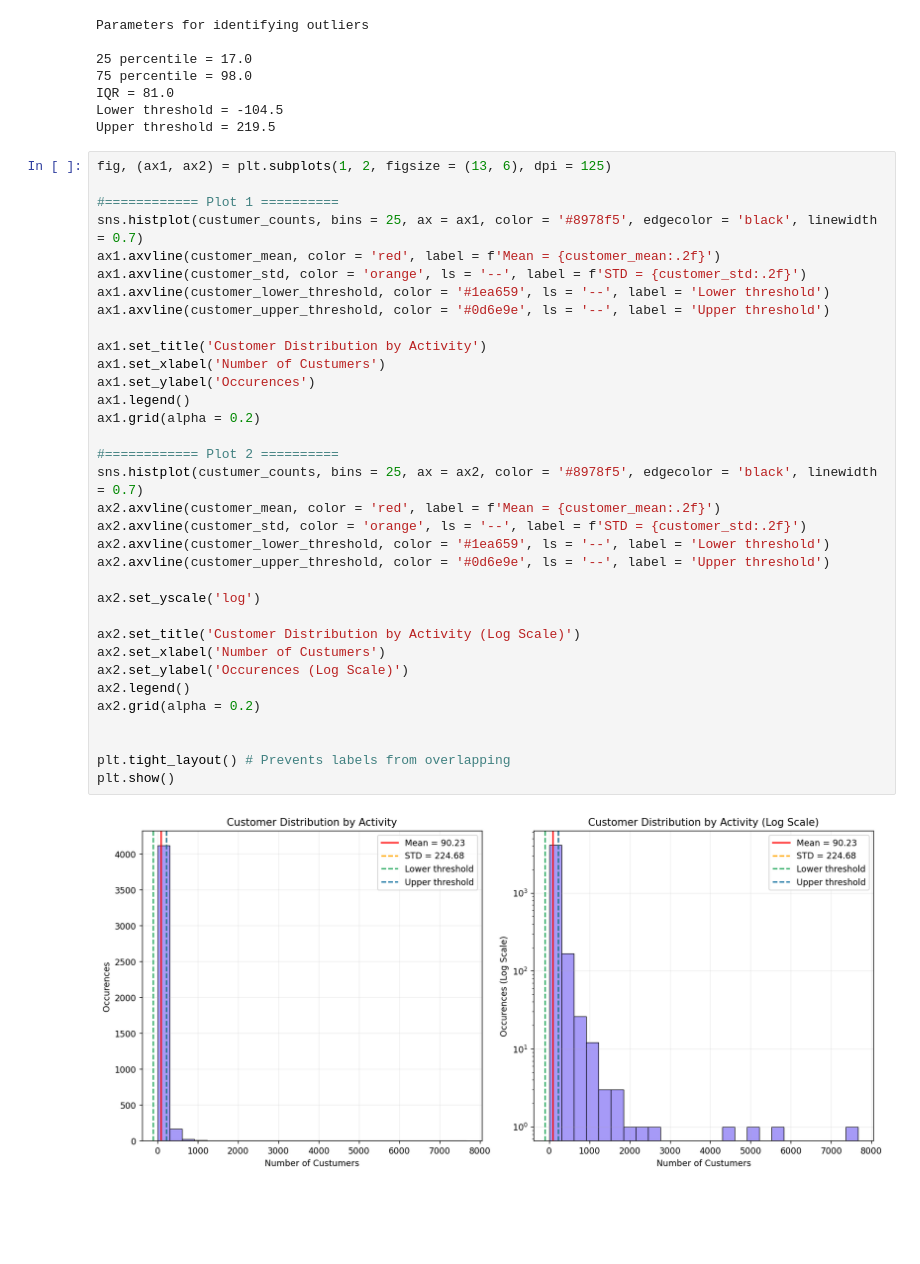
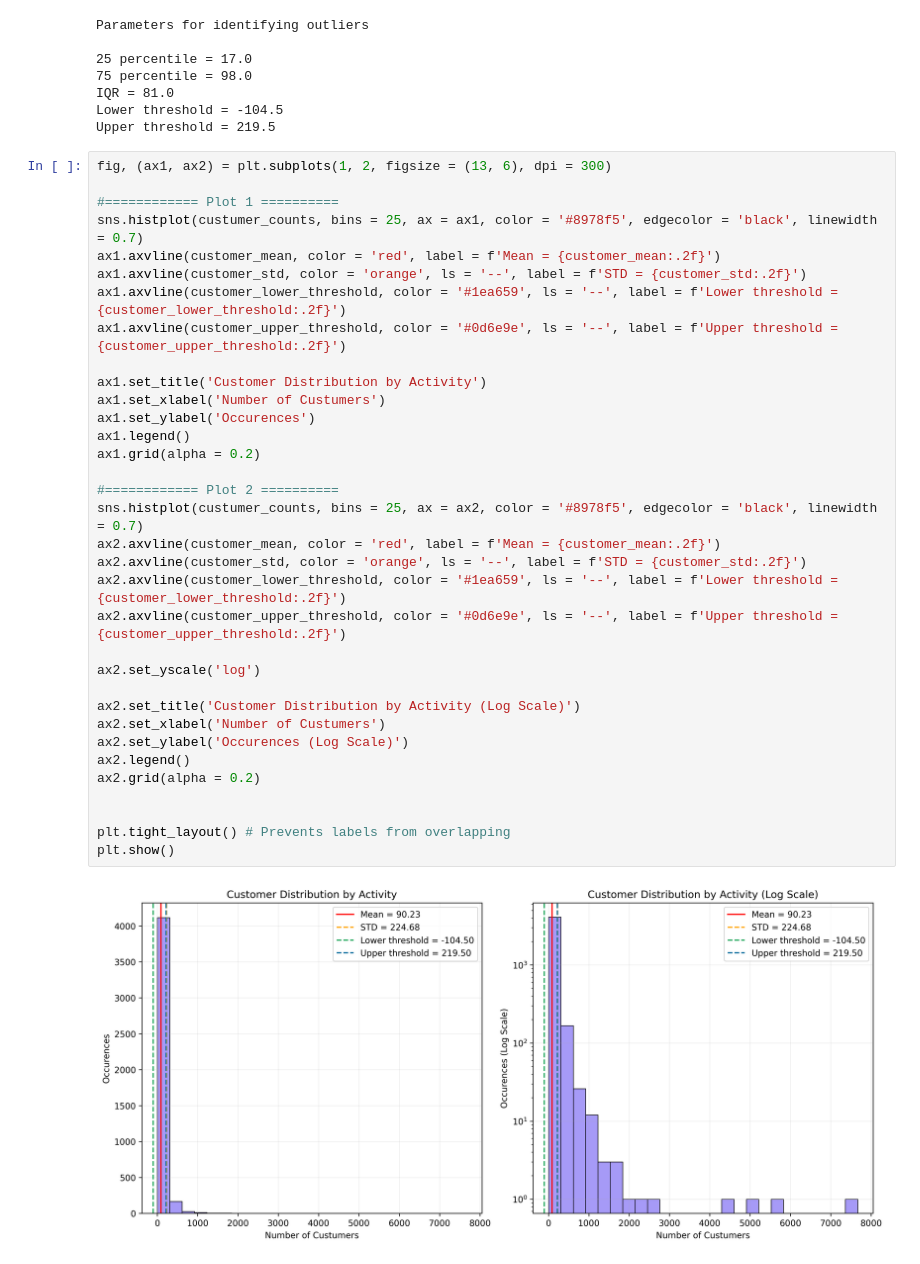
Before and after one commit to RV01011001/project_1-customer-segmentation, a Jupyter notebook: notebooks/03_exploratory_data_analysis.ipynb, the cells around one changed output. Cells and saved outputs as stored; diff of their text form; blank space fills up the shorter version.

```diff
--- a/notebooks/03_exploratory_data_analysis.ipynb
+++ b/notebooks/03_exploratory_data_analysis.ipynb
@@ -187,38 +194,38 @@ IQR = 81.0
 Lower threshold = -104.5
 Upper threshold = 219.5
 # %%
-fig, (ax1, ax2) = plt.subplots(1, 2, figsize = (13, 6), dpi = 125)
+fig, (ax1, ax2) = plt.subplots(1, 2, figsize = (13, 6), dpi = 300)
 
 #============ Plot 1 ==========
 sns.histplot(custumer_counts, bins = 25, ax = ax1, color = '#8978f5', edgecolor = 'black', linewidth = 0.7)
 ax1.axvline(customer_mean, color = 'red', label = f'Mean = {customer_mean:.2f}')
 ax1.axvline(customer_std, color = 'orange', ls = '--', label = f'STD = {customer_std:.2f}')
-ax1.axvline(customer_lower_threshold, color = '#1ea659', ls = '--', label = 'Lower threshold')
-ax1.axvline(customer_upper_threshold, color = '#0d6e9e', ls = '--', label = 'Upper threshold')
+ax1.axvline(customer_lower_threshold, color = '#1ea659', ls = '--', label = f'Lower threshold = {customer_lower_threshold:.2f}')
+ax1.axvline(customer_upper_threshold, color = '#0d6e9e', ls = '--', label = f'Upper threshold = {customer_upper_threshold:.2f}')
 
 ax1.set_title('Customer Distribution by Activity')
 ax1.set_xlabel('Number of Custumers')
 ax1.set_ylabel('Occurences')
 ax1.legend()
 ax1.grid(alpha = 0.2)
 
 #============ Plot 2 ==========
 sns.histplot(custumer_counts, bins = 25, ax = ax2, color = '#8978f5', edgecolor = 'black', linewidth = 0.7)
 ax2.axvline(customer_mean, color = 'red', label = f'Mean = {customer_mean:.2f}')
 ax2.axvline(customer_std, color = 'orange', ls = '--', label = f'STD = {customer_std:.2f}')
-ax2.axvline(customer_lower_threshold, color = '#1ea659', ls = '--', label = 'Lower threshold')
-ax2.axvline(customer_upper_threshold, color = '#0d6e9e', ls = '--', label = 'Upper threshold')
+ax2.axvline(customer_lower_threshold, color = '#1ea659', ls = '--', label = f'Lower threshold = {customer_lower_threshold:.2f}')
+ax2.axvline(customer_upper_threshold, color = '#0d6e9e', ls = '--', label = f'Upper threshold = {customer_upper_threshold:.2f}')
 
 ax2.set_yscale('log')
 
 ax2.set_title('Customer Distribution by Activity (Log Scale)')
 ax2.set_xlabel('Number of Custumers')
 ax2.set_ylabel('Occurences (Log Scale)')
 ax2.legend()
 ax2.grid(alpha = 0.2)
 
 
 plt.tight_layout() # Prevents labels from overlapping
 plt.show()
 # %% [output]
-[figure, old version]
+[figure, new version]
```
Also changed, not shown: parts of 11 cells of this notebook.
